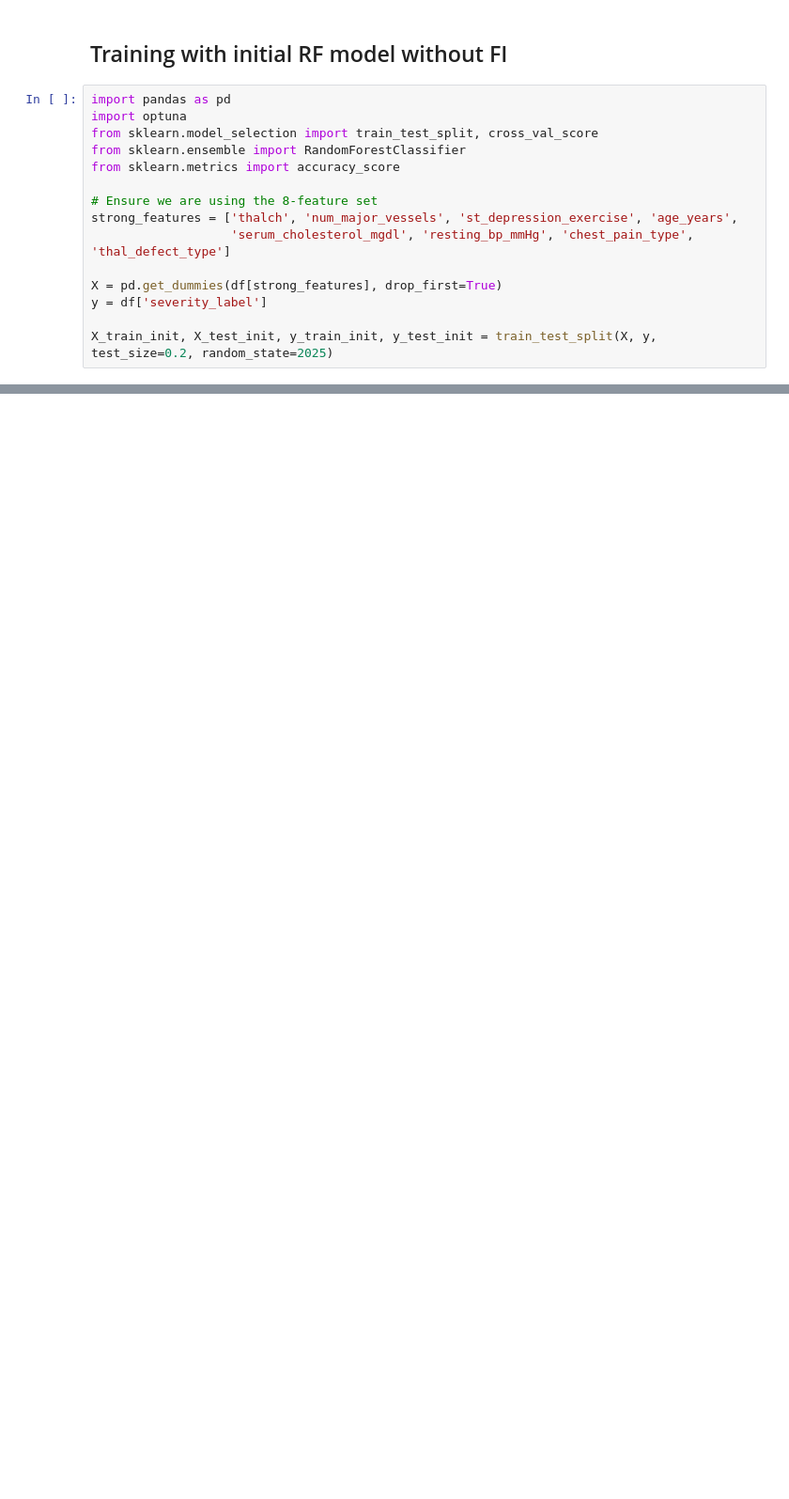
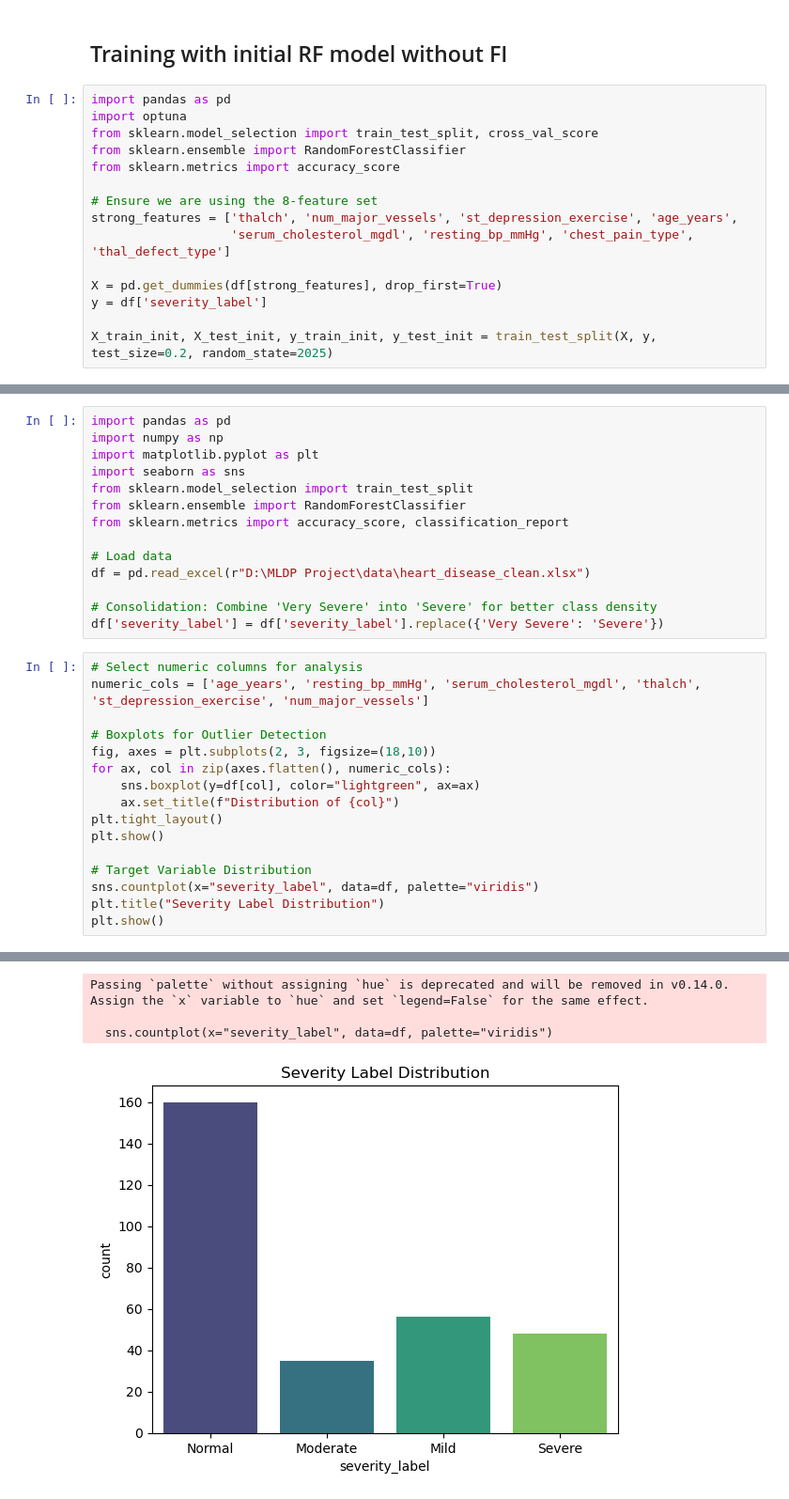
Before and after one commit to GabrielSiega/MLDP-Project---Heart-Disease-Prediction, a Jupyter notebook: Notebooks/New.ipynb, the cells around one changed output, grey strips where cells are left out. Shown at 94% size. Saved outputs shown, nothing was run; the diff lists cells and outputs as text; blank space fills up the shorter version.

Commit message:
Added Model and Final Tuning and Comparison

```diff
--- a/Notebooks/New.ipynb
+++ b/Notebooks/New.ipynb
@@ -565,3 +555,34 @@ Best Parameters: {'n_estimators': 366, 'max_depth': 3, 'min_samples_split': 8, '
 | Decision Tree         | 0.5333                          | 0.5333                         |
 | Random Forest         | 0.6833                          | 0.5667                         |
 | Tuned Random Forest   | NaN                             | 0.6167                         |
+# %%
+import pandas as pd
+import numpy as np
+import matplotlib.pyplot as plt
+import seaborn as sns
+from sklearn.model_selection import train_test_split
+from sklearn.ensemble import RandomForestClassifier
+from sklearn.metrics import accuracy_score, classification_report
+
+# Load data
+df = pd.read_excel(r"D:\MLDP Project\data\heart_disease_clean.xlsx")
+
+# Consolidation: Combine 'Very Severe' into 'Severe' for better class density
+df['severity_label'] = df['severity_label'].replace({'Very Severe': 'Severe'})
+# %%
+# Select numeric columns for analysis
+numeric_cols = ['age_years', 'resting_bp_mmHg', 'serum_cholesterol_mgdl', 'thalch', 'st_depression_exercise', 'num_major_vessels']
+
+# Boxplots for Outlier Detection
+fig, axes = plt.subplots(2, 3, figsize=(18,10))
+for ax, col in zip(axes.flatten(), numeric_cols):
+    sns.boxplot(y=df[col], color="lightgreen", ax=ax)
+    ax.set_title(f"Distribution of {col}")
+plt.tight_layout()
+plt.show()
+
+# Target Variable Distribution
+sns.countplot(x="severity_label", data=df, palette="viridis")
+plt.title("Severity Label Distribution")
+plt.show()
+# %% [output]
@@ -567,0 +590,4 @@ Best Parameters: {'n_estimators': 366, 'max_depth': 3, 'min_samples_split': 8, '
+Passing `palette` without assigning `hue` is deprecated and will be removed in v0.14.0. Assign the `x` variable to `hue` and set `legend=False` for the same effect.
+
+  sns.countplot(x="severity_label", data=df, palette="viridis")
+[figure, added]
```
Also changed, not shown: parts of 12 cells of this notebook, 3 other files.
